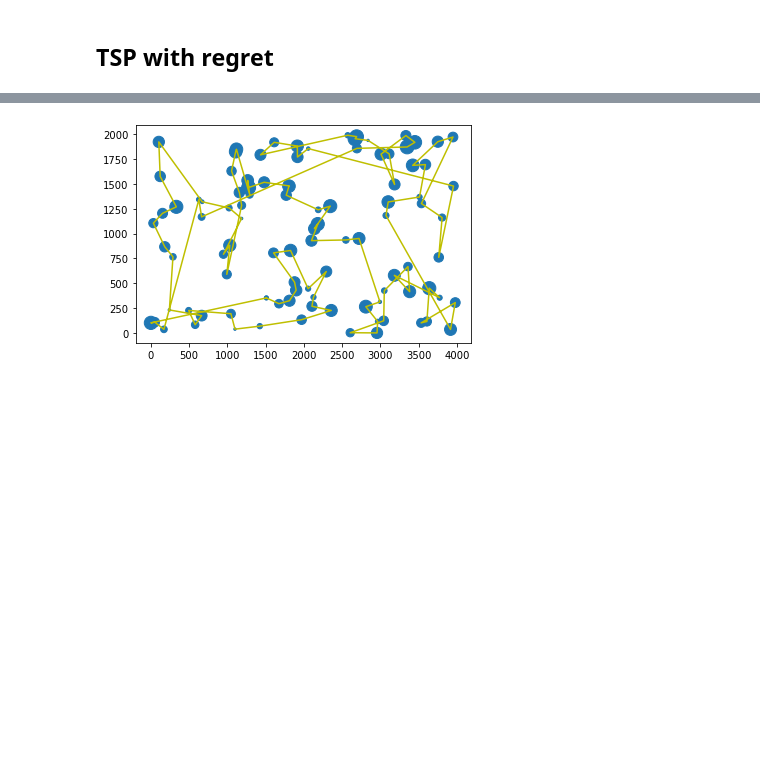
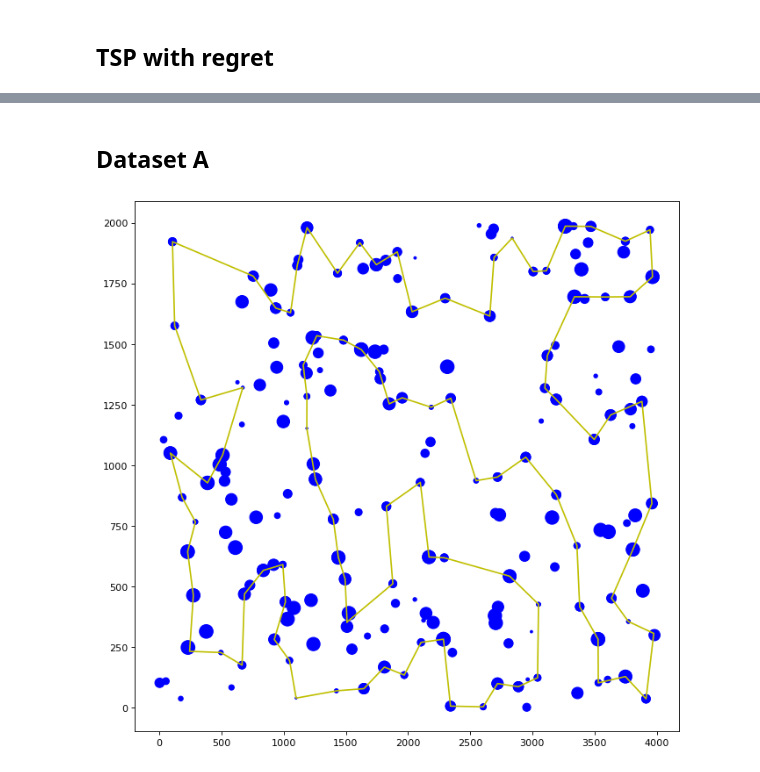
Before and after one commit to HubertRadom/EvolutionaryComputation, a Jupyter notebook: lab2/lab2.ipynb, the cells around one changed output, grey strips where cells are left out. Drawn from its saved outputs; the diff is of its cells as text; code cells hidden in the pictures; blank space fills up the shorter version.

Commit message:
Cycle greed heuristic with regret

```diff
--- a/lab2/lab2.ipynb
+++ b/lab2/lab2.ipynb
@@ -54,20 +66,34 @@ def calculate_k_regret(mat, bool_mask, k):
 # %%
-def calculate_k_regret_new(mat, bool_mask, k):
-    mat = mat[bool_mask][:, ~bool_mask].T
+def calculate_k_regret_newest(mat, bool_mask, k, solution, weighted=False):
+    anti_solution = sorted(list(set(range(200)) - set(solution)))
+
+    new_mat = (mat[solution][:, anti_solution].T
+    + np.c_[mat[anti_solution][:, solution][:, 1:], mat[anti_solution][:, solution][:, :1]]
+    - np.append(np.diagonal(mat[solution][:, solution], 1), mat[solution][:, solution][-1:, :1]).reshape(1, -1))
+
     biggest_regret = 0 # what's yours?
     id_biggest = None
 
-    sorted_mat = np.sort(mat, axis=1)
-    regrets = (sorted_mat[:, 1:k] - sorted_mat[:, :1]).sum(axis=1) * (1 / sorted_mat[:, :1])
+    sorted_mat = np.sort(new_mat, axis=1)
+
+    if weighted:
+        regrets = (sorted_mat[:, 1:k] - sorted_mat[:, :1]).sum(axis=1) * (1 / sorted_mat[:, :1])
+    else:
+        regrets = (sorted_mat[:, 1:k] - sorted_mat[:, :1]).sum(axis=1)
+
+    # print(regrets.shape, sorted_mat.shape)
+
     biggest_regret = regrets.max()
+
     id_biggest = np.where(regrets == biggest_regret)[0][0]
 
-    new_node_id = bool_mask.index[~bool_mask][id_biggest]
-    node_to_append = bool_mask.index[bool_mask][np.where(mat[id_biggest] == mat[id_biggest].min())[0]][0]
+    new_node_id = bool_mask.index[anti_solution][id_biggest]
+    node_to_append = bool_mask.index[solution][np.where(new_mat[id_biggest] == new_mat[id_biggest].min())[0]][0]
+
 
     return new_node_id, node_to_append, biggest_regret
 # %%
-def tsp_regret(cost_matrix, starting_node, max_nodes, k=2, weigh=None):
+def tsp_regret(cost_matrix, starting_node, max_nodes, k=2, weighted=False):
     solution_set = set([starting_node])
     solution = [starting_node]
 
@@ -84,9 +110,10 @@ def tsp_regret(cost_matrix, starting_node, max_nodes, k=2, weigh=None):
     ## tsp with regret
     while len(solution_set) < max_nodes:
         bool_mask_solution_nodes = pd.Series(range(len(cost_matrix))).isin(solution_set)
-        new_node_id, node_to_append, regret_value = calculate_k_regret_new(cost_matrix, bool_mask_solution_nodes, k)
+        new_node_id, node_to_append, regret_value = calculate_k_regret_newest(cost_matrix, bool_mask_solution_nodes, k, solution, weighted)
         solution.insert(solution.index(node_to_append)+1, new_node_id)
         solution_set.add(new_node_id)
+
     solution.append(solution[0])
 
     return solution
@@ -99,15 +120,15 @@ pd.Series(cycle).nunique()
 # %%
 def plot(data, solution):
     data_ordered = np.array([data[i] for i in solution])
+    all_data = np.array([data[i] for i in range(200)])
 
-    plt.scatter(data_ordered[:,0], data_ordered[:,1], s=data_ordered[:,2]/data_ordered[:,2].max()*200)
+    plt.figure(figsize=(10, 10), dpi=80)
+
+    plt.scatter(data_ordered[:,0], data_ordered[:,1], s=data_ordered[:,2]/data_ordered[:,2].max()*200, c='b')
+    plt.scatter(all_data[:,0], all_data[:,1], s=all_data[:,2]/all_data[:,2].max()*200, c='b')
     plt.plot(data_ordered[:,0], data_ordered[:,1], 'y-')
     plt.plot([data_ordered[0,0], data_ordered[-1,0]], [data_ordered[0,1], data_ordered[-1,1]], 'y-')
     plt.show()
-# %%
-plot(data, cycle)
-# %% [output]
-[figure, removed]
 # %%
 def calculate_performance(cycle, cost_matrix):
     total_sum = 0
@@ -123,3 +144,11 @@ def test_solution(algorithm, cost_matrix, k):
         costs.append(total_cost)
     costs = np.array(costs)
     return costs.min(), costs.max(), costs.mean()
+# %% [markdown]
+## Dataset A
+# %%
+cycle = tsp_regret(cost_matrix_A, 0, 100, k=2)
+# %%
+plot(data_A, cycle)
+# %% [output]
+[figure, added]
```
Also changed, not shown: parts of 37 cells of this notebook.
